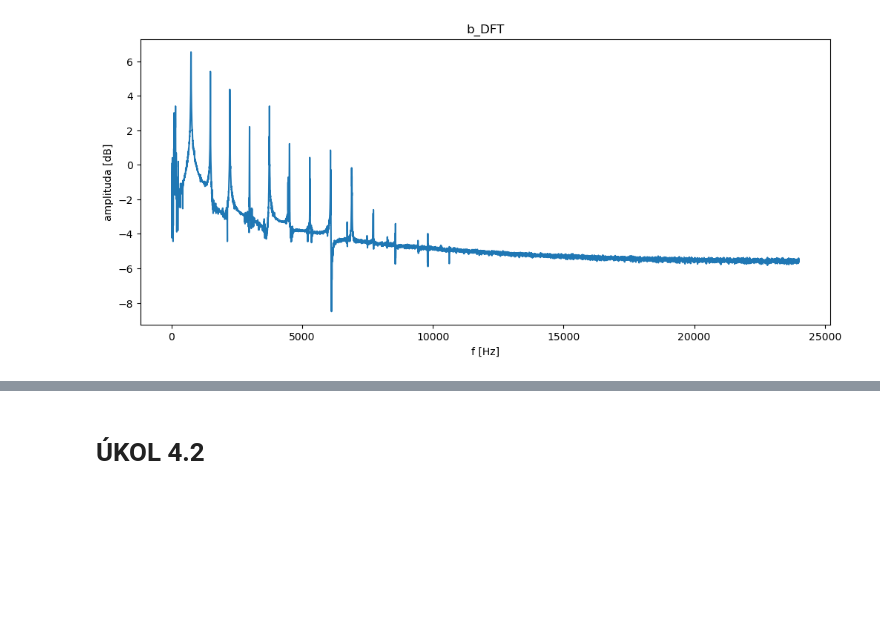
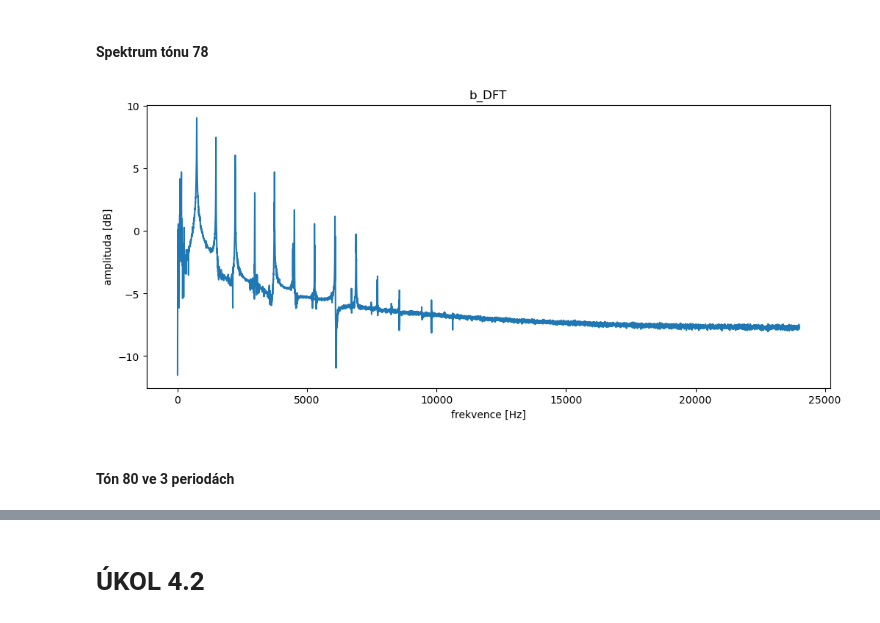
Before and after one commit to Explosiver001/ISS-projekt, a Jupyter notebook: src/main.ipynb, the cells around one changed output, grey strips where cells are left out. Drawn from its saved outputs; the diff is of its cells as text; code cells hidden in the pictures; blank space fills up the shorter version.

```diff
--- a/src/main.ipynb
+++ b/src/main.ipynb
@@ -14,25 +17,16 @@ howmanytones = MIDITO - MIDIFROM + 1
 tones = np.arange(MIDIFROM, MIDITO+1)
 s, Fs = sf.read("../audio/klavir.wav")
 
-plt.figure(figsize=(12,5))
-plt.title('klavir_orig')
-plt.plot(s)
-plt.show()
 N = int(Fs * HOWMUCH_SEC)
 Nwholetone = int(Fs * WHOLETONE_SEC)
 TIME = np.linspace(0,1/Fs,num=Fs)
 
-xall = np.zeros((MIDITO+1, N)) # matrix with all tones - first signals empty,
-# but we have plenty of memory ...
+xall = np.zeros((MIDITO+1, N))
 samplefrom = int(SKIP_SEC * Fs)
 sampleto = samplefrom + N
 for tone in tones:
     x = s[samplefrom:sampleto]
-    x = x - np.mean(x) # safer to center ...
+    x = x - np.mean(x)
     xall[tone,:] = x
-
-    DFT = np.fft.fft(x)
-
-
     samplefrom += Nwholetone
     sampleto += Nwholetone
@@ -89,17 +99,21 @@ display(Audio(TONE_B, rate=Fs))
 [interactive output not drawn]
+# %% [markdown]
+#### Spektrum tónu 78
 # %%
 #MIDI B DFT
 TONE_B_DFT = np.fft.fft(TONE_B)
 TONE_B_DFT = np.abs(TONE_B_DFT)
-TONE_B_DFT = TONE_B_DFT[:TONE_B_DFT.size//2]
-F = np.arange(TONE_B_DFT.size) * Fs / TONE_B.size
+TONE_B_DFT = TONE_B_DFT[:TONE_B_DFT.size//2] # zkraceni na polovinu
+F = np.arange(TONE_B_DFT.size) * Fs / TONE_B.size # prepocet frekvence
 plt.figure(figsize=(12,5))
 plt.title('b_DFT')
-plt.xlabel('f [Hz]')
+plt.xlabel('frekvence [Hz]')
 plt.ylabel('amplituda [dB]')
-logDFT = np.log2(TONE_B_DFT)
-plt.plot(F[1:], logDFT[1:])
+logDFT = np.log(TONE_B_DFT**2 + 10**(-5))
+plt.plot(F, logDFT)
 plt.show()
 # %% [output]
-[figure, old version]
+[figure, new version]
+# %% [markdown]
+#### Tón 80 ve 3 periodách
 # %%
```
Also changed, not shown: parts of 36 cells of this notebook, 18 other files.
